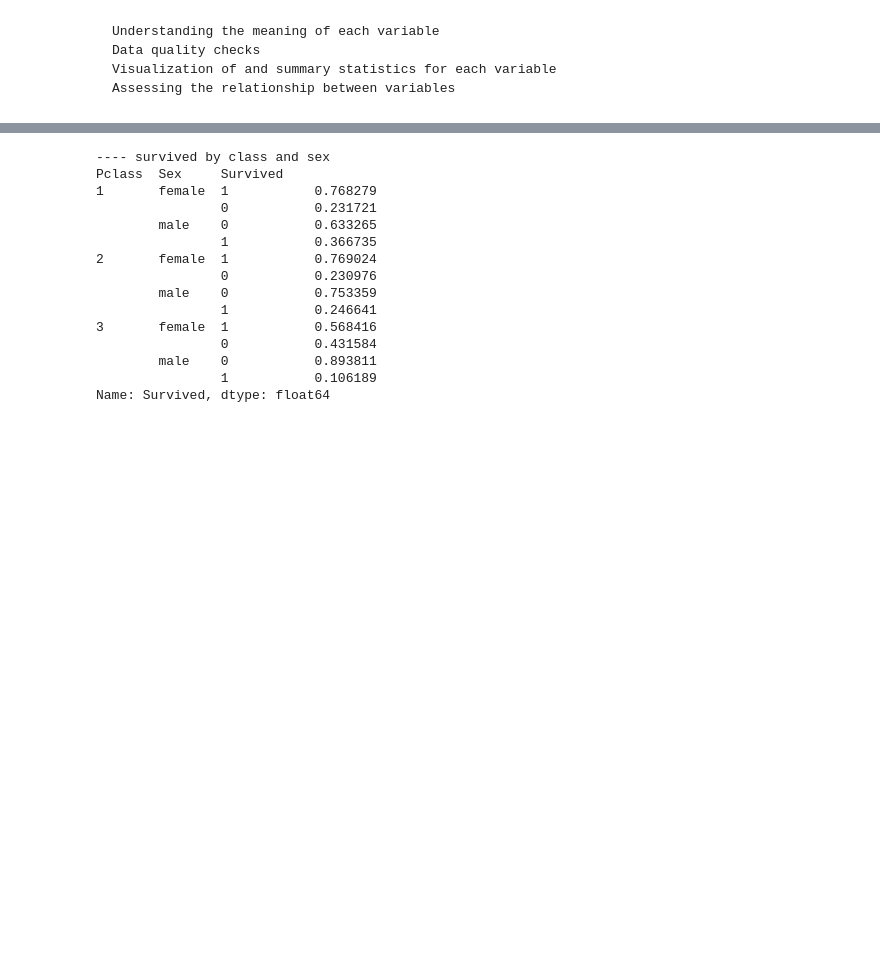
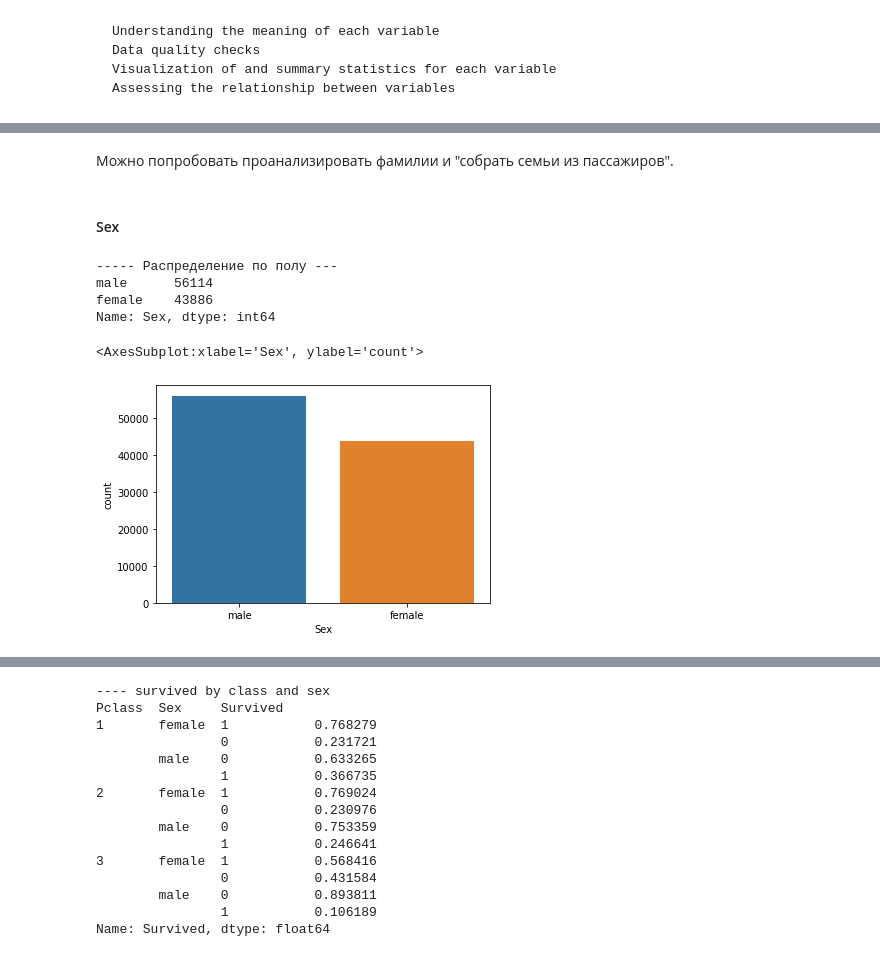
Before and after one commit to bonvech/ml-intro-2, a Jupyter notebook: 2_data_exploration/eda.ipynb, the cells around one changed output, grey strips where cells are left out. Drawn from its saved outputs; the diff is of its cells as text; code cells hidden in the pictures; blank space fills up the shorter version.

```diff
--- a/2_data_exploration/eda.ipynb
+++ b/2_data_exploration/eda.ipynb
@@ -250,0 +343,17 @@ df.describe()
+# %% [markdown]
+Можно попробовать проанализировать фамилии и "собрать семьи из пассажиров".
+# %% [markdown]
+#### Sex
+# %%
+### Sex
+param = 'Sex'
+print("----- Распределение по полу ---")
+print(df[param].value_counts())
+sns.countplot(x=param, data=df)
+# %% [output]
+----- Распределение по полу ---
+male      56114
+female    43886
+Name: Sex, dtype: int64
+<AxesSubplot:xlabel='Sex', ylabel='count'>
+[figure, added]
```
Also changed, not shown: parts of 78 cells of this notebook.
